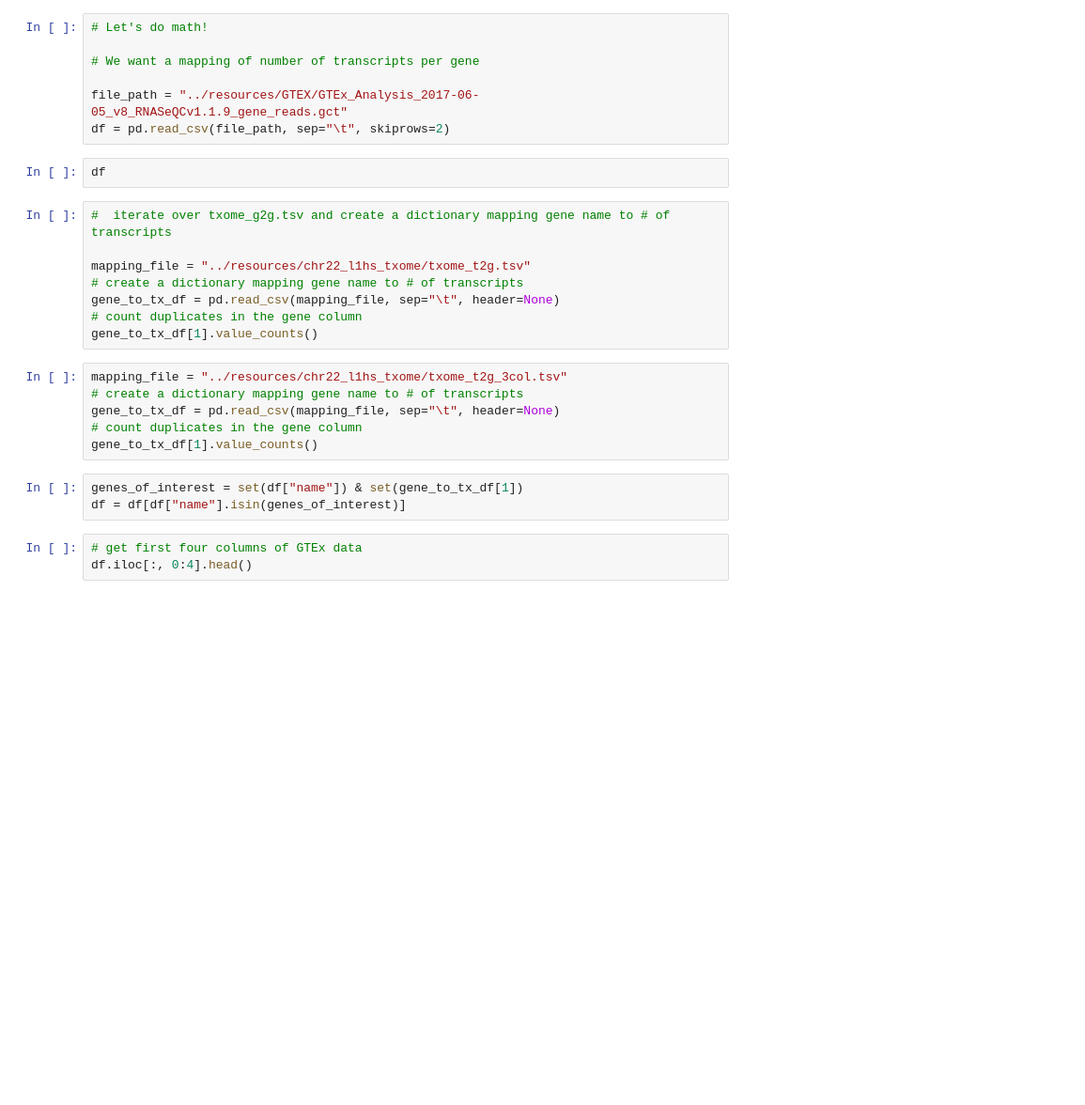
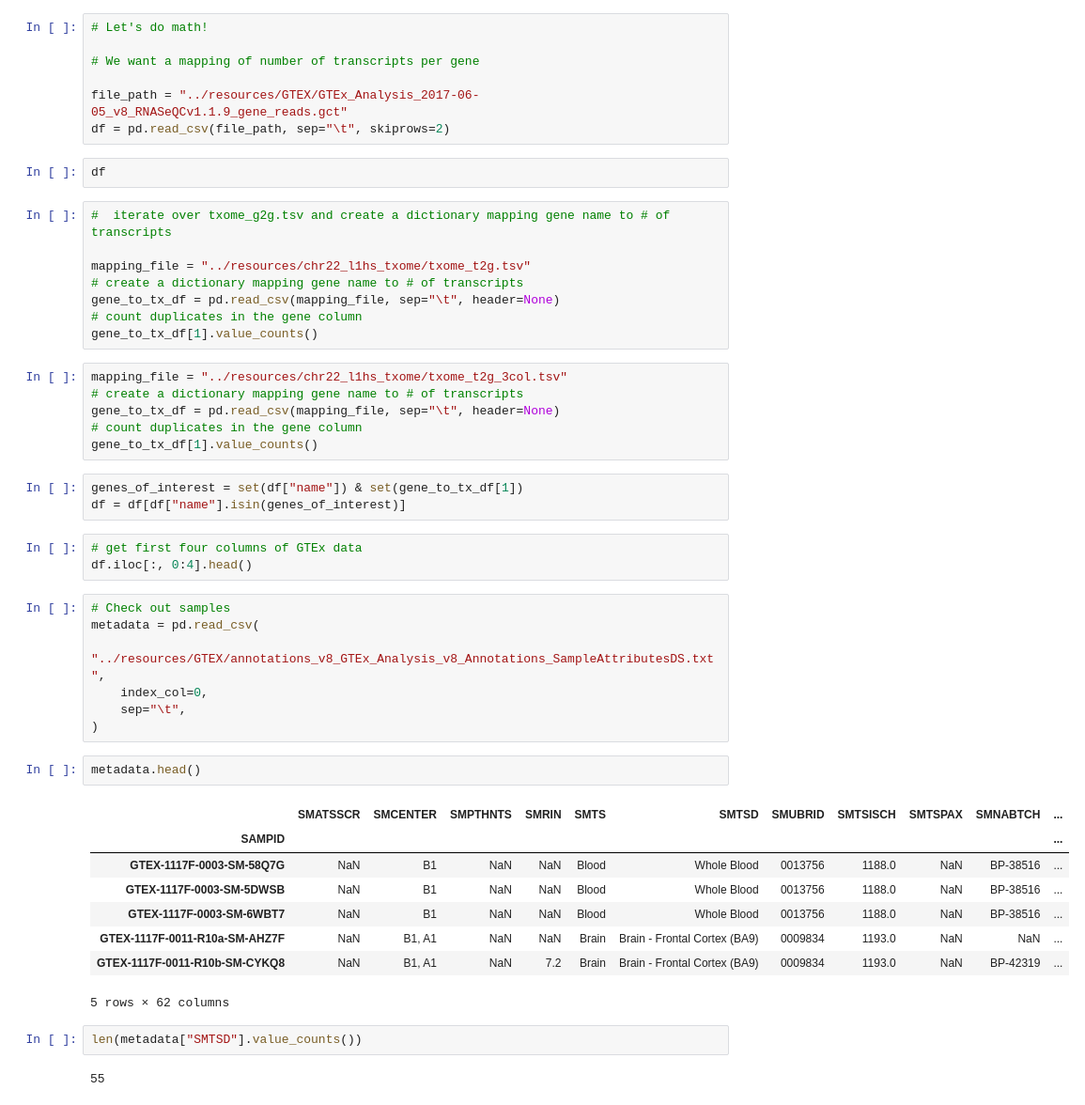
Before and after one commit to gage-lab/bulk_te_bench, a Jupyter notebook: analysis/GTEx_analysis.ipynb, the cells around one changed output. Shown at 94% size. Drawn from its saved outputs; the diff is of its cells as text; blank space fills up the shorter version.

```diff
--- a/analysis/GTEx_analysis.ipynb
+++ b/analysis/GTEx_analysis.ipynb
@@ -37,3 +37,25 @@ df = df[df["name"].isin(genes_of_interest)]
 # %%
 # get first four columns of GTEx data
 df.iloc[:, 0:4].head()
+# %%
+# Check out samples
+metadata = pd.read_csv(
+    "../resources/GTEX/annotations_v8_GTEx_Analysis_v8_Annotations_SampleAttributesDS.txt",
+    index_col=0,
+    sep="\t",
+)
+# %%
+metadata.head()
+# %% [output]
+|  | SMATSSCR | SMCENTER | SMPTHNTS | SMRIN | SMTS | SMTSD | SMUBRID | SMTSISCH | SMTSPAX | SMNABTCH | ... |
+| SAMPID |  |  |  |  |  |  |  |  |  |  | ... |
+| GTEX-1117F-0003-SM-58Q7G | NaN | B1 | NaN | NaN | Blood | Whole Blood | 0013756 | 1188.0 | NaN | BP-38516 | ... |
+| GTEX-1117F-0003-SM-5DWSB | NaN | B1 | NaN | NaN | Blood | Whole Blood | 0013756 | 1188.0 | NaN | BP-38516 | ... |
+| GTEX-1117F-0003-SM-6WBT7 | NaN | B1 | NaN | NaN | Blood | Whole Blood | 0013756 | 1188.0 | NaN | BP-38516 | ... |
+| GTEX-1117F-0011-R10a-SM-AHZ7F | NaN | B1, A1 | NaN | NaN | Brain | Brain - Frontal Cortex (BA9) | 0009834 | 1193.0 | NaN | NaN | ... |
+| GTEX-1117F-0011-R10b-SM-CYKQ8 | NaN | B1, A1 | NaN | 7.2 | Brain | Brain - Frontal Cortex (BA9) | 0009834 | 1193.0 | NaN | BP-42319 | ... |
+5 rows × 62 columns
+# %%
+len(metadata["SMTSD"].value_counts())
+# %% [output]
+55
```
Also changed, not shown: parts of 20 cells of this notebook, 3 other files.
